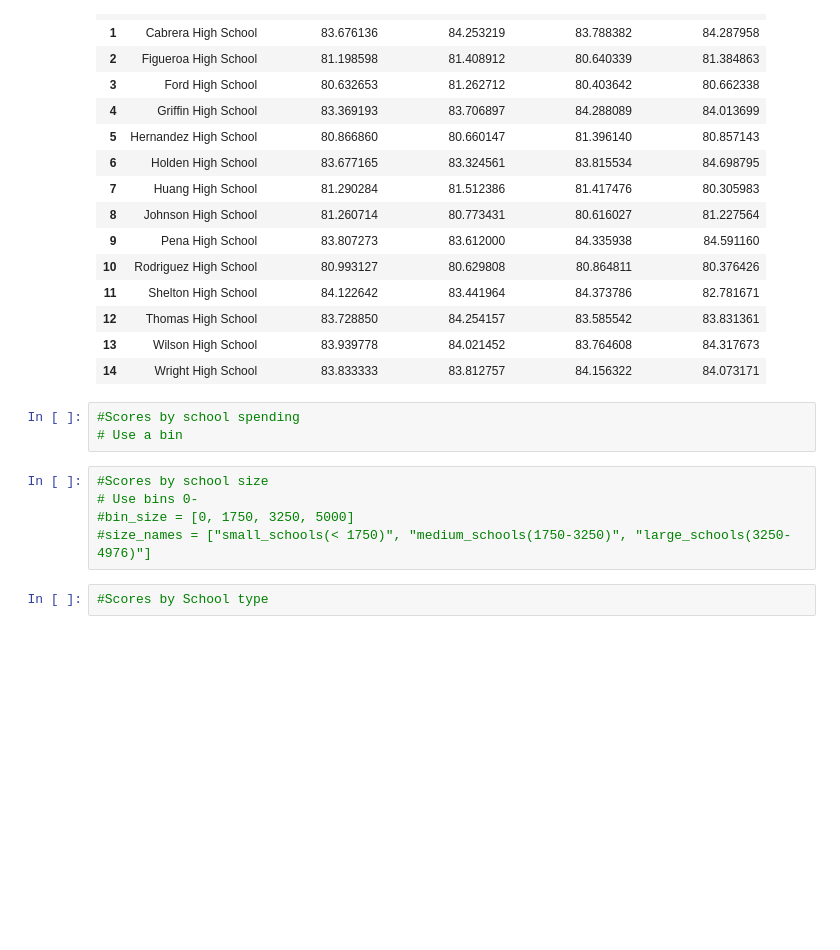
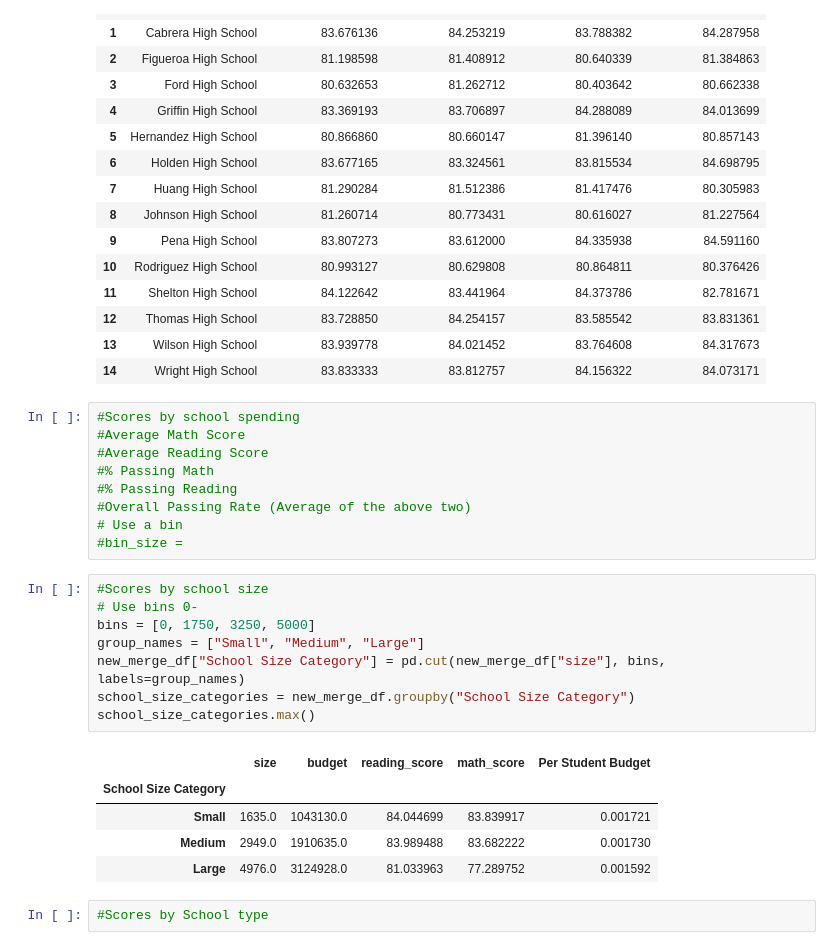
Before and after one commit to ehyoder/Academy_of_Py_Homework, a Jupyter notebook: Academy_of_Py_Beth_Yoder.ipynb, the cells around one changed output. Cells and saved outputs as stored; diff of their text form; blank space fills up the shorter version.

```diff
--- a/Academy_of_Py_Beth_Yoder.ipynb
+++ b/Academy_of_Py_Beth_Yoder.ipynb
@@ -332,11 +335,26 @@ merge_readingbygrade_df
 | 14 | Wright High School | 83.833333 | 83.812757 | 84.156322 | 84.073171 |
 # %%
 #Scores by school spending
+#Average Math Score
+#Average Reading Score
+#% Passing Math
+#% Passing Reading
+#Overall Passing Rate (Average of the above two)
 # Use a bin
+#bin_size =
-# %%
-#Scores by school size
-# Use bins 0-
-#bin_size = [0, 1750, 3250, 5000]
-#size_names = ["small_schools(< 1750)", "medium_schools(1750-3250)", "large_schools(3250-4976)"]
+# %%
+#Scores by school size
+# Use bins 0-
+bins = [0, 1750, 3250, 5000]
+group_names = ["Small", "Medium", "Large"]
+new_merge_df["School Size Category"] = pd.cut(new_merge_df["size"], bins, labels=group_names)
+school_size_categories = new_merge_df.groupby("School Size Category")
+school_size_categories.max()
+# %% [output]
+|  | size | budget | reading_score | math_score | Per Student Budget |
+| School Size Category |  |  |  |  |  |
+| Small | 1635.0 | 1043130.0 | 84.044699 | 83.839917 | 0.001721 |
+| Medium | 2949.0 | 1910635.0 | 83.989488 | 83.682222 | 0.001730 |
+| Large | 4976.0 | 3124928.0 | 81.033963 | 77.289752 | 0.001592 |
 # %%
 #Scores by School type
```
Also changed, not shown: parts of 6 cells of this notebook.
